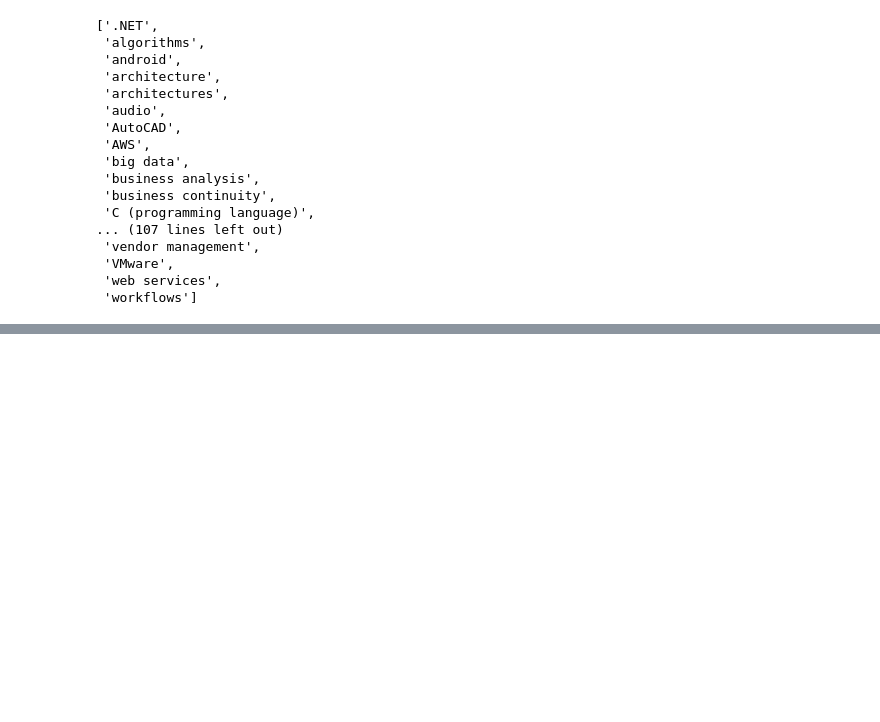
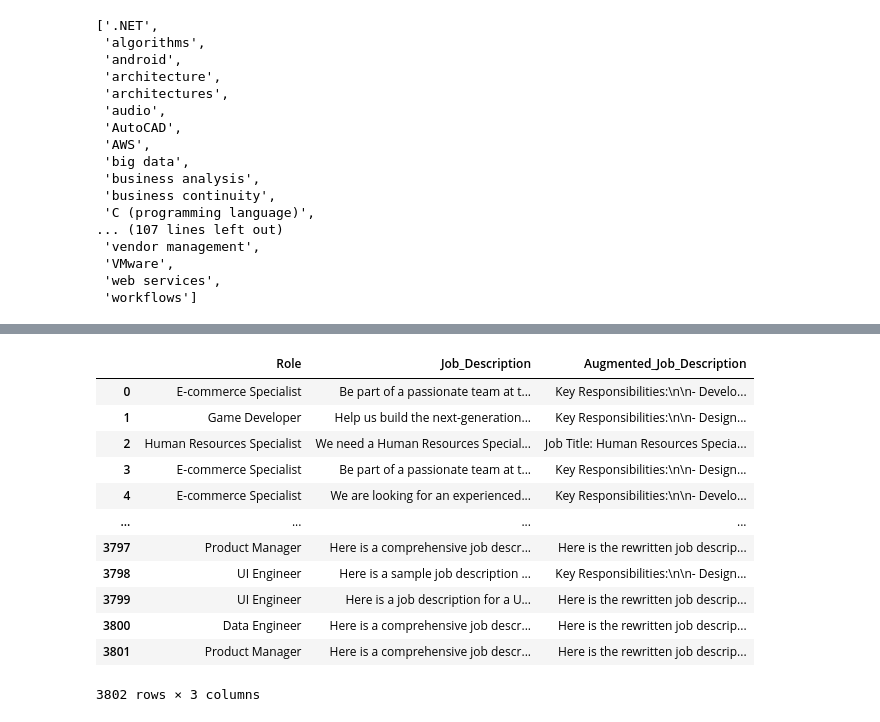
Before and after one commit to syahidhusein/Arbyte, a Jupyter notebook: src/preprocessing.ipynb, the cells around one changed output, grey strips where cells are left out. Saved outputs shown, nothing was run; the diff lists cells and outputs as text; code cells hidden in the pictures; blank space fills up the shorter version.

```diff
--- a/src/preprocessing.ipynb
+++ b/src/preprocessing.ipynb
@@ -223,0 +293,3 @@ tech_keywords
+# %%
+roles = df["Role"].unique().tolist()
+roles
@@ -223,0 +314,10 @@ tech_keywords
+# %%
+role_counts = {}
+total_counts = 0
+for role in roles:
+    mask = df["Role"] == role
+    role_counts[role] = df[mask]["Job_Description"].nunique()
+    total_counts += role_counts[role]
+
+role_counts
+total_counts
@@ -223,0 +328,3 @@ tech_keywords
+# %%
+unique_df = df[["Role", "Job_Description"]].drop_duplicates().reset_index(drop=True)
+unique_df
@@ -223,0 +368,16 @@ tech_keywords
+# %%
+unique_df
+# %% [output]
+|  | Role | Job_Description | Augmented_Job_Description |
+| 0 | E-commerce Specialist | Be part of a passionate team at t... | Key Responsibilities:\n\n- Develo... |
+| 1 | Game Developer | Help us build the next-generation... | Key Responsibilities:\n\n- Design... |
+| 2 | Human Resources Specialist | We need a Human Resources Special... | Job Title: Human Resources Specia... |
+| 3 | E-commerce Specialist | Be part of a passionate team at t... | Key Responsibilities:\n\n- Design... |
+| 4 | E-commerce Specialist | We are looking for an experienced... | Key Responsibilities:\n\n- Develo... |
+| ... | ... | ... | ... |
+| 3797 | Product Manager | Here is a comprehensive job descr... | Here is the rewritten job descrip... |
+| 3798 | UI Engineer | Here is a sample job description ... | Key Responsibilities:\n\n- Design... |
+| 3799 | UI Engineer | Here is a job description for a U... | Here is the rewritten job descrip... |
+| 3800 | Data Engineer | Here is a comprehensive job descr... | Here is the rewritten job descrip... |
+| 3801 | Product Manager | Here is a comprehensive job descr... | Here is the rewritten job descrip... |
+3802 rows × 3 columns
```
Also changed, not shown: parts of 25 cells of this notebook, 1 other file.
